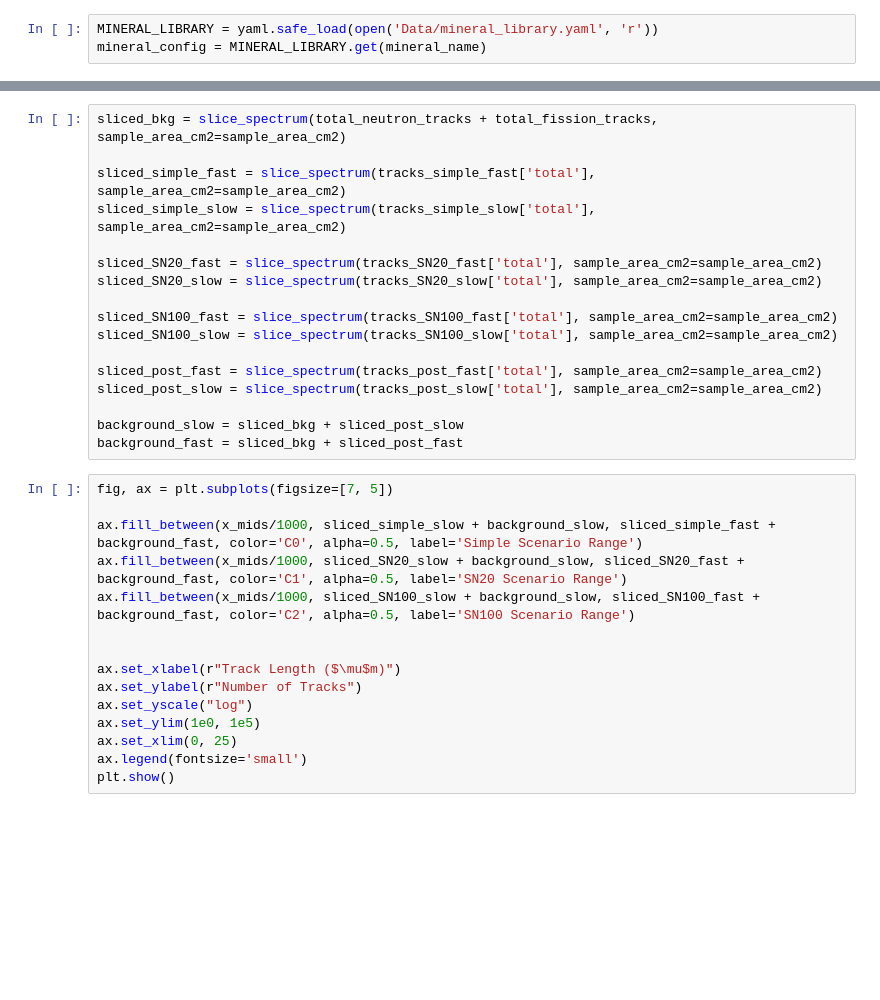
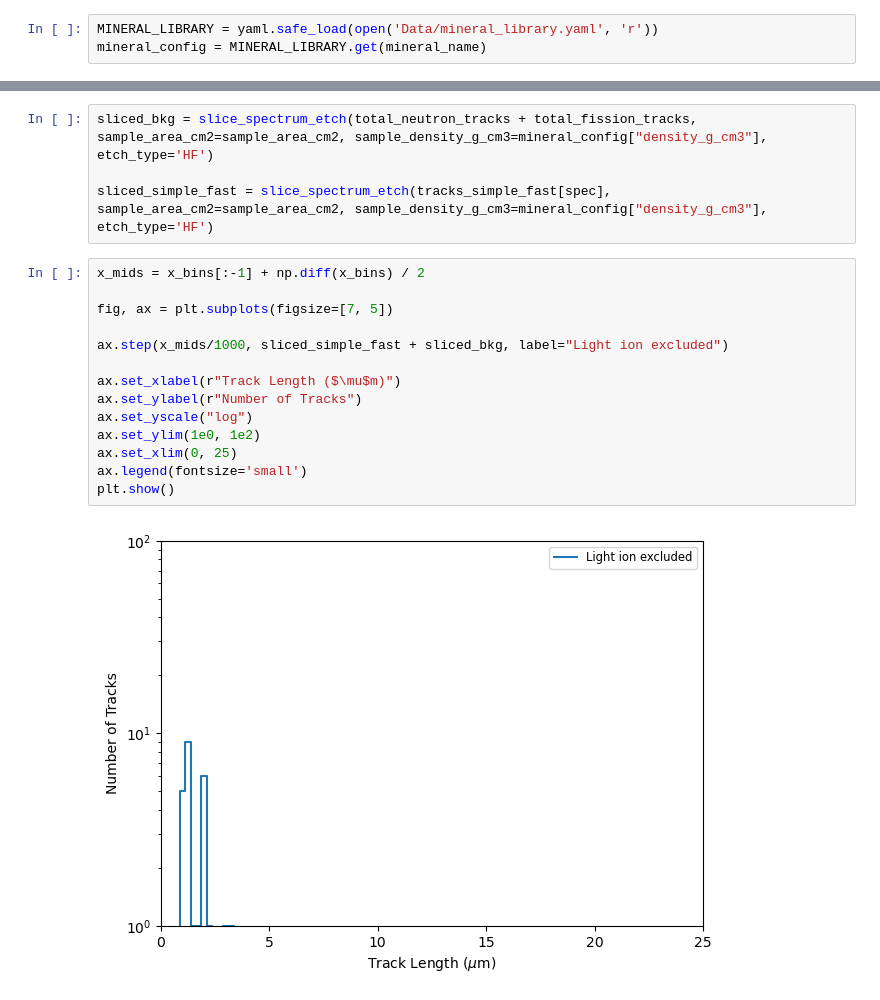
Before and after one commit to cgalelli/primus-paleo, a Jupyter notebook: MSC_analysis_new.ipynb, the cells around one changed output, grey strips where cells are left out. Drawn from its saved outputs; the diff is of its cells as text; blank space fills up the shorter version.

Commit message:
better background

```diff
--- a/MSC_analysis_new.ipynb
+++ b/MSC_analysis_new.ipynb
@@ -81,32 +101,20 @@ plt.show()
-# %%
-sliced_bkg = slice_spectrum(total_neutron_tracks + total_fission_tracks, sample_area_cm2=sample_area_cm2)
-
-sliced_simple_fast = slice_spectrum(tracks_simple_fast['total'], sample_area_cm2=sample_area_cm2)
-sliced_simple_slow = slice_spectrum(tracks_simple_slow['total'], sample_area_cm2=sample_area_cm2)
-
-sliced_SN20_fast = slice_spectrum(tracks_SN20_fast['total'], sample_area_cm2=sample_area_cm2)
-sliced_SN20_slow = slice_spectrum(tracks_SN20_slow['total'], sample_area_cm2=sample_area_cm2)
-
-sliced_SN100_fast = slice_spectrum(tracks_SN100_fast['total'], sample_area_cm2=sample_area_cm2)
-sliced_SN100_slow = slice_spectrum(tracks_SN100_slow['total'], sample_area_cm2=sample_area_cm2)
-
-sliced_post_fast = slice_spectrum(tracks_post_fast['total'], sample_area_cm2=sample_area_cm2)
-sliced_post_slow = slice_spectrum(tracks_post_slow['total'], sample_area_cm2=sample_area_cm2)
-
-background_slow = sliced_bkg + sliced_post_slow
-background_fast = sliced_bkg + sliced_post_fast
-# %%
-fig, ax = plt.subplots(figsize=[7, 5])
-
-ax.fill_between(x_mids/1000, sliced_simple_slow + background_slow, sliced_simple_fast + background_fast, color='C0', alpha=0.5, label='Simple Scenario Range')
-ax.fill_between(x_mids/1000, sliced_SN20_slow + background_slow, sliced_SN20_fast + background_fast, color='C1', alpha=0.5, label='SN20 Scenario Range')
-ax.fill_between(x_mids/1000, sliced_SN100_slow + background_slow, sliced_SN100_fast + background_fast, color='C2', alpha=0.5, label='SN100 Scenario Range')
-
-
-ax.set_xlabel(r"Track Length ($\mu$m)")
-ax.set_ylabel(r"Number of Tracks")
-ax.set_yscale("log")
-ax.set_ylim(1e0, 1e5)
-ax.set_xlim(0, 25)
-ax.legend(fontsize='small')
-plt.show()
+# %%
+sliced_bkg = slice_spectrum_etch(total_neutron_tracks + total_fission_tracks, sample_area_cm2=sample_area_cm2, sample_density_g_cm3=mineral_config["density_g_cm3"], etch_type='HF')
+
+sliced_simple_fast = slice_spectrum_etch(tracks_simple_fast[spec], sample_area_cm2=sample_area_cm2, sample_density_g_cm3=mineral_config["density_g_cm3"], etch_type='HF')
+# %%
+x_mids = x_bins[:-1] + np.diff(x_bins) / 2
+
+fig, ax = plt.subplots(figsize=[7, 5])
+
+ax.step(x_mids/1000, sliced_simple_fast + sliced_bkg, label="Light ion excluded")
+
+ax.set_xlabel(r"Track Length ($\mu$m)")
+ax.set_ylabel(r"Number of Tracks")
+ax.set_yscale("log")
+ax.set_ylim(1e0, 1e2)
+ax.set_xlim(0, 25)
+ax.legend(fontsize='small')
+plt.show()
+# %% [output]
+[figure, added]
```
Also changed, not shown: parts of 10 cells of this notebook, 1 other file.
